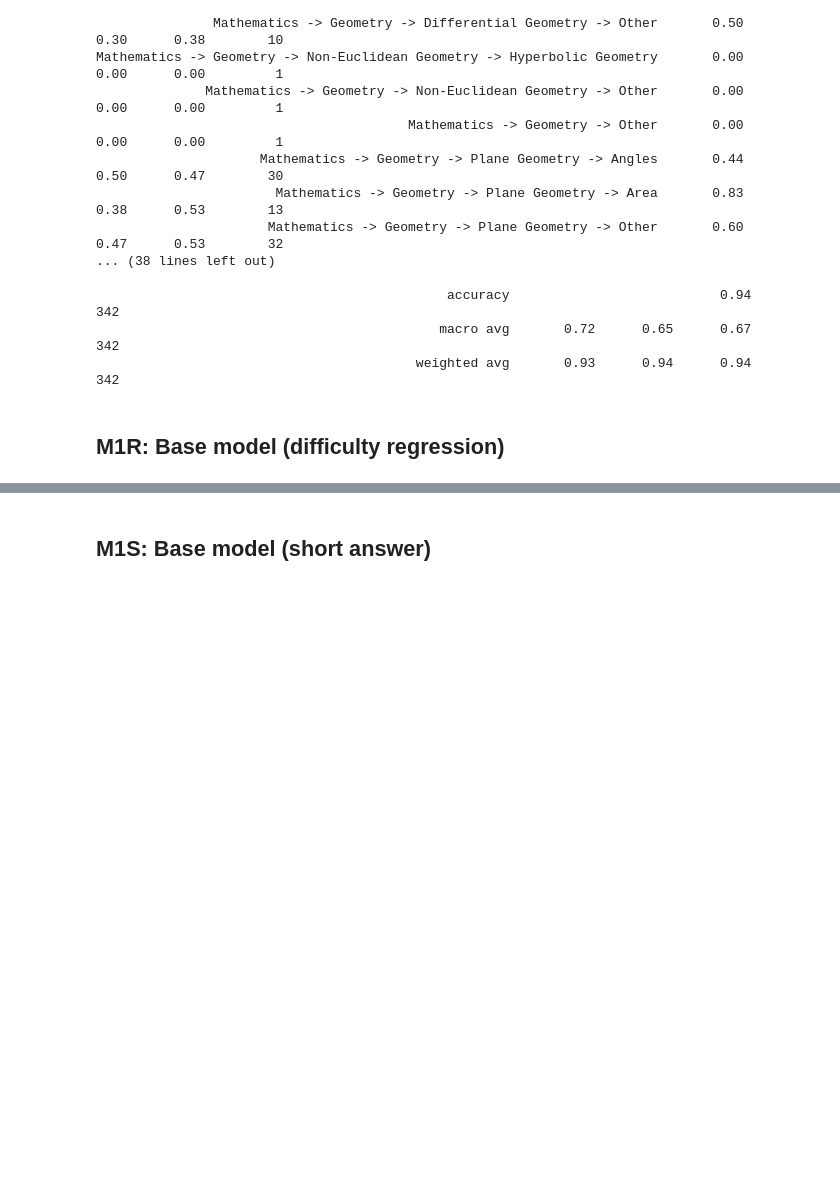
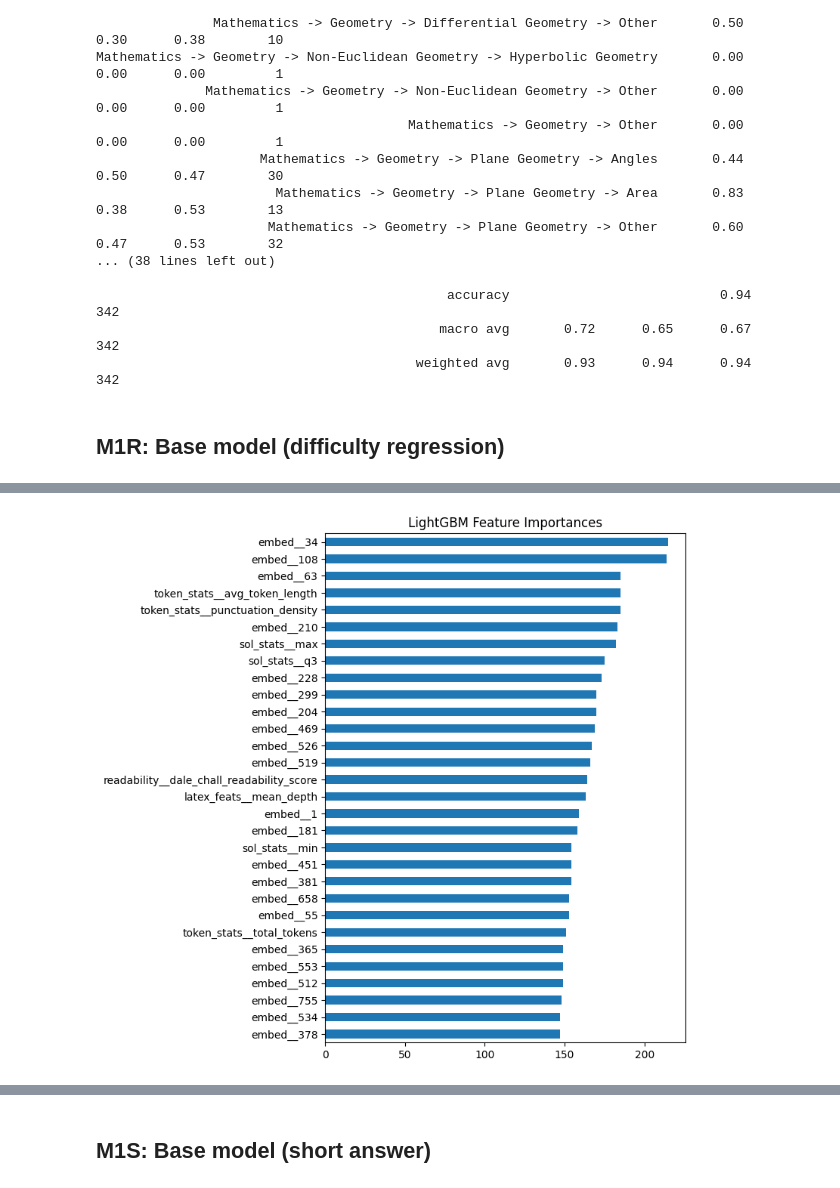
Before and after one commit to mattteochen/polimi-nlp, a Jupyter notebook: main.ipynb, the cells around one changed output, grey strips where cells are left out. Drawn from its saved outputs; the diff is of its cells as text; code cells hidden in the pictures; blank space fills up the shorter version.

```diff
--- a/main.ipynb
+++ b/main.ipynb
@@ -1821,0 +2205,16 @@ Mathematics -> Geometry -> Non-Euclidean Geometry -> Hyperbolic Geometry       0
+# %%
+best_params= {'n_estimators': 993, 'learning_rate': 0.0653256557663835, 'max_depth': 7, 'num_leaves': 376, 'min_child_samples': 25, 'subsample': 0.8928659887049945, 'colsample_bytree': 0.9368362615107269, 'reg_alpha': 2.7568688929109603e-06, 'reg_lambda': 0.002581100247591695}
+pipeline = Pipeline([
+    ("features", preprocessor),
+    ("regressor", LGBMRegressor(
+        **best_params,
+        device_type="gpu",
+        n_jobs=-1,
+        verbose=-1
+    ))
+])
+
+pipeline.fit(X_train_reg, y_train_reg)
+y_pred = pipeline.predict(X_test_reg)
+from sklearn.metrics import mean_squared_error
+print("Test RMSE:", np.sqrt(mean_squared_error(y_test_reg, y_pred)))
@@ -1821,0 +2328,15 @@ Mathematics -> Geometry -> Non-Euclidean Geometry -> Hyperbolic Geometry       0
+# %%
+importances=pipeline.named_steps["regressor"].feature_importances_
+fi = pd.Series(importances, index=feat_names)
+
+
+top_n = 30
+top = fi.sort_values(ascending=False).head(top_n)
+
+plt.figure(figsize=(8, top_n*0.25))
+top[::-1].plot.barh()
+plt.title("LightGBM Feature Importances")
+plt.tight_layout()
+plt.show()
+# %% [output]
+[figure, added]
```
Also changed, not shown: parts of 13 cells of this notebook.
